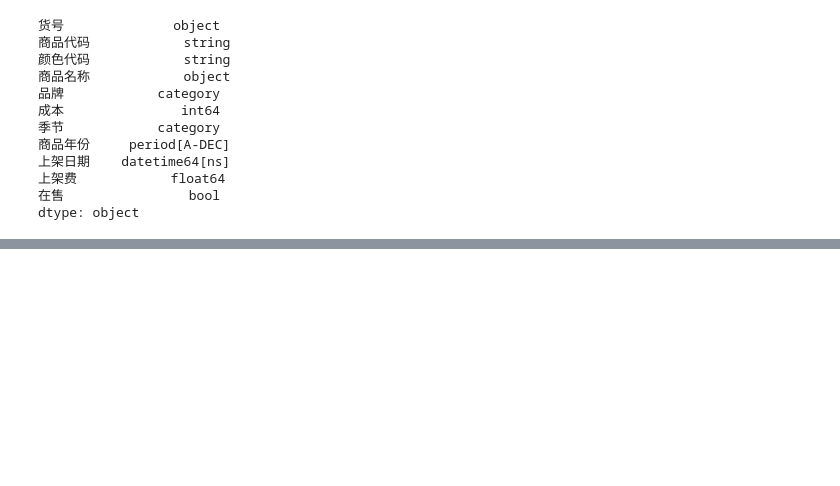
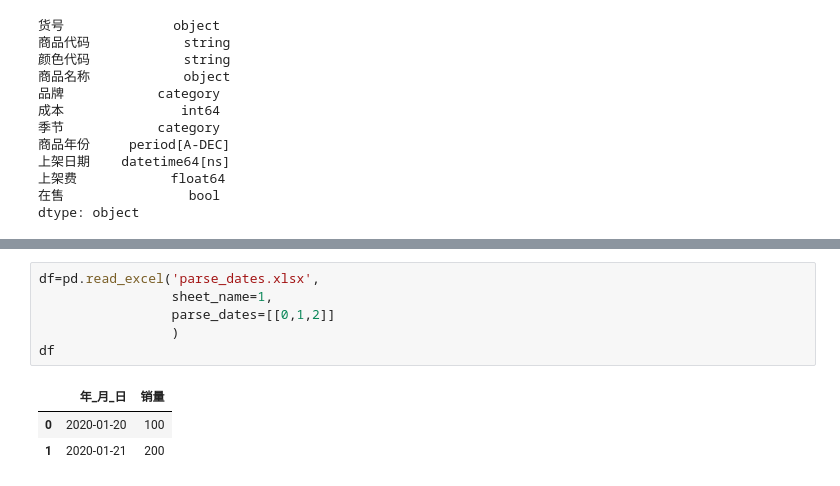
Before and after one commit to yz599/2020_2, a Jupyter notebook: 2020/pandas/pandas_1_read_excel.ipynb, the cells around one changed output, grey strips where cells are left out. Saved outputs shown, nothing was run; the diff lists cells and outputs as text; blank space fills up the shorter version.

```diff
--- a/2020/pandas/pandas_1_read_excel.ipynb
+++ b/2020/pandas/pandas_1_read_excel.ipynb
@@ -324,0 +361,10 @@ dtype: object
+# %%
+df=pd.read_excel('parse_dates.xlsx',
+                 sheet_name=1,
+                 parse_dates=[[0,1,2]]
+                 )
+df
+# %% [output]
+|  | 年_月_日 | 销量 |
+| 0 | 2020-01-20 | 100 |
+| 1 | 2020-01-21 | 200 |
```
Also changed, not shown: parts of 9 cells of this notebook, 5 other files.
